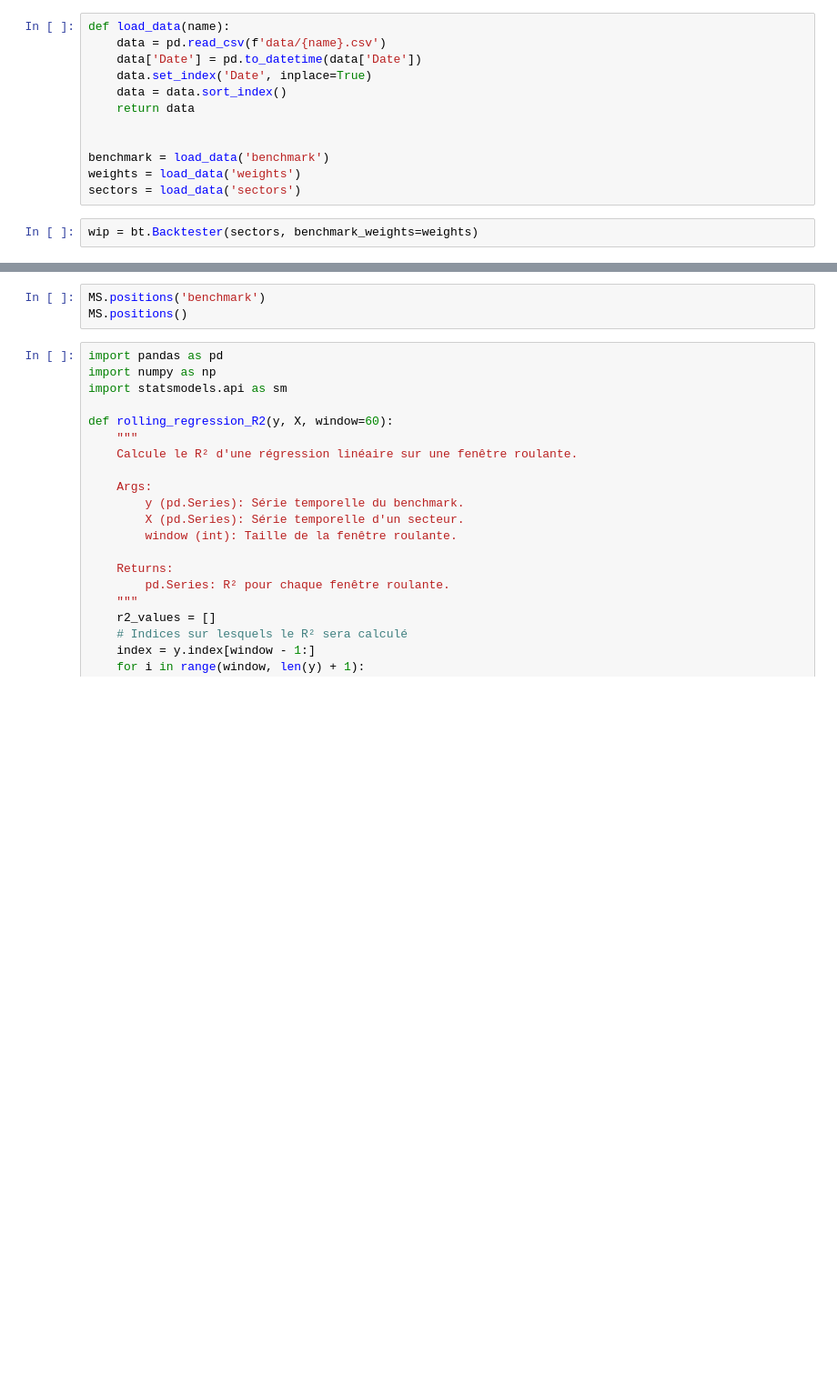
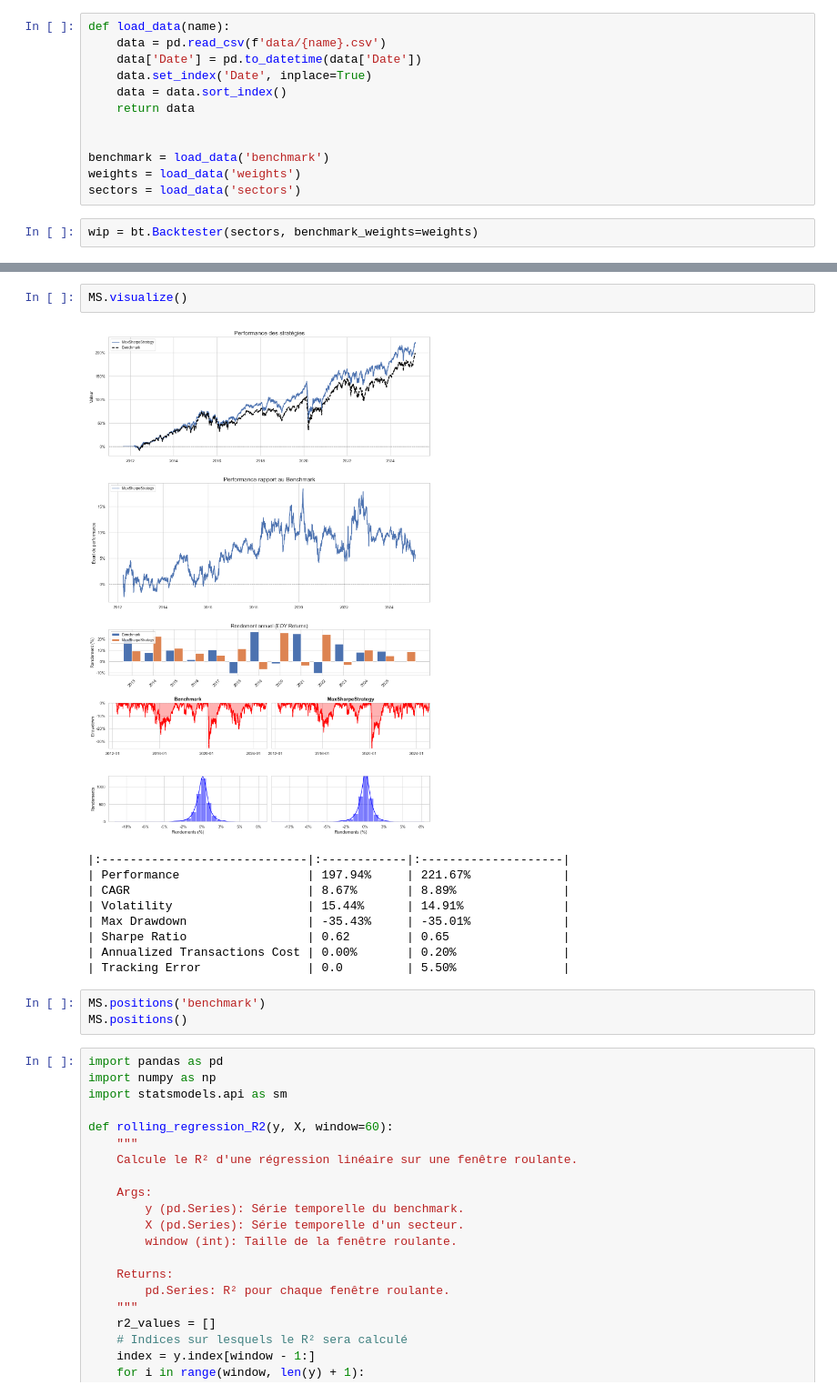
Before and after one commit to baptistedfr/Cross-Assets-Solutions, a Jupyter notebook: backtest.ipynb, the cells around one changed output, grey strips where cells are left out. Shown at 91% size. Drawn from its saved outputs; the diff is of its cells as text; blank space fills up the shorter version.

```diff
--- a/backtest.ipynb
+++ b/backtest.ipynb
@@ -56,6 +57,18 @@ MS.compare(EW, MV, ERC)
 | Sharpe Ratio                 | 0.62        | 0.65                | 0.59                  | 0.62                  | 0.56                            |
 | Annualized Transactions Cost | 0.00%       | 0.20%               | 0.00%                 | 0.10%                 | 0.09%                           |
 | Tracking Error               | 0.0         | 5.50%               | 2.28%                 | 5.27%                 | 5.05%                           |
+# %%
+MS.visualize()
+# %% [output]
+[figure, added]
+|:-----------------------------|:------------|:--------------------|
+| Performance                  | 197.94%     | 221.67%             |
+| CAGR                         | 8.67%       | 8.89%               |
+| Volatility                   | 15.44%      | 14.91%              |
+| Max Drawdown                 | -35.43%     | -35.01%             |
+| Sharpe Ratio                 | 0.62        | 0.65                |
+| Annualized Transactions Cost | 0.00%       | 0.20%               |
+| Tracking Error               | 0.0         | 5.50%               |
 # %%
 MS.positions('benchmark')
 MS.positions()
```
Also changed, not shown: parts of 2 cells of this notebook, 4 other files.
